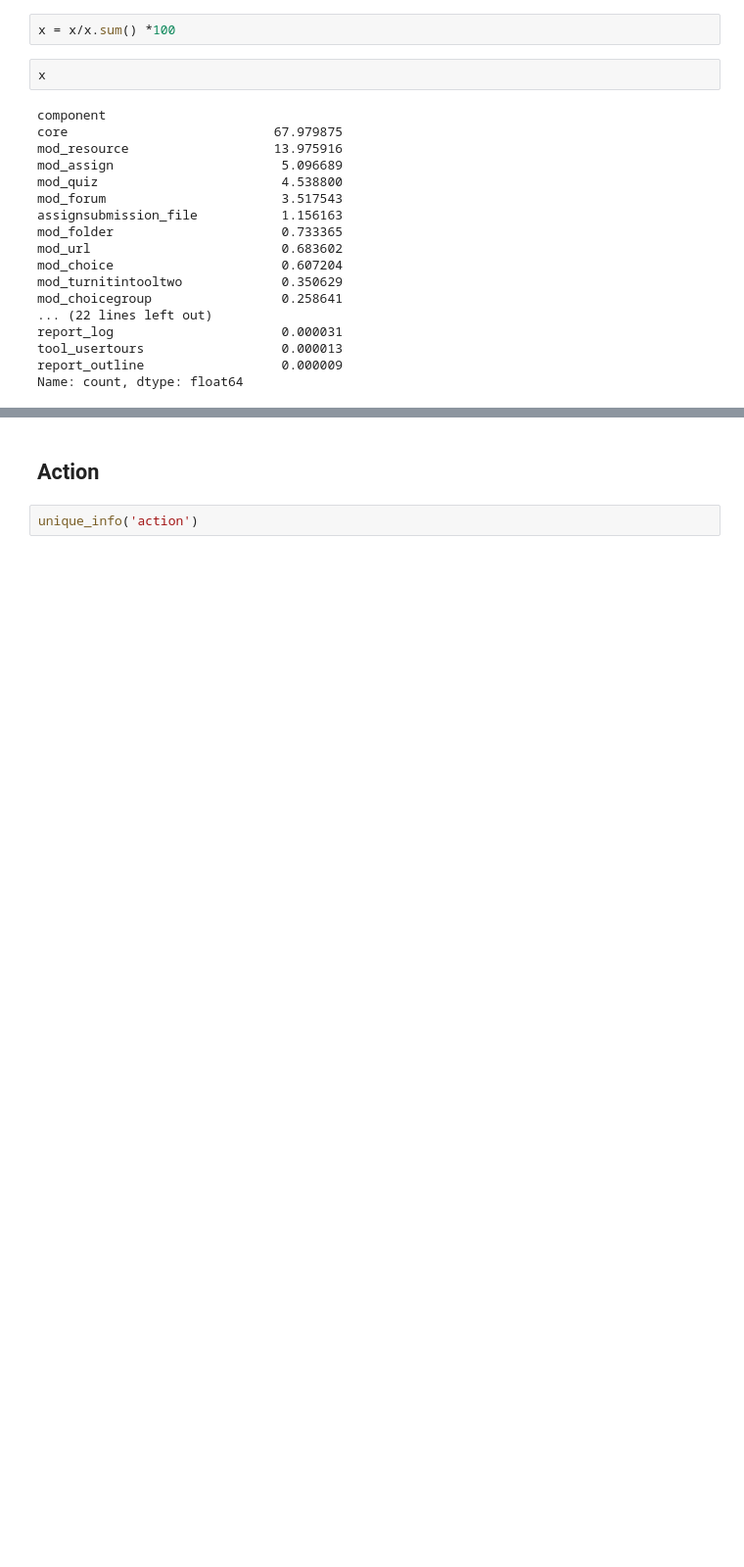
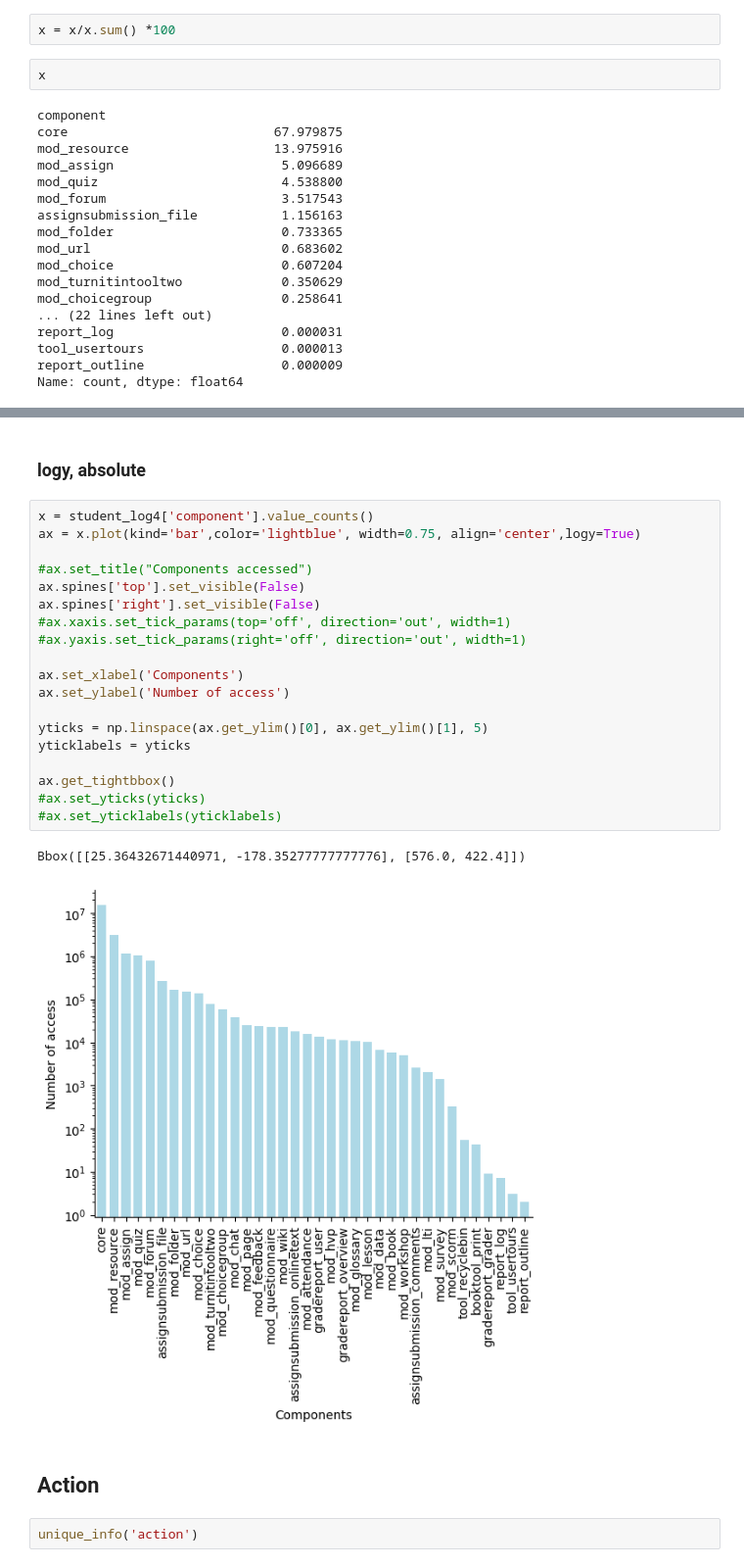
Before and after one commit to avetroque/Spectrum_data, a Jupyter notebook: publish_data_prepare.ipynb, the cells around one changed output, grey strips where cells are left out. Shown at 98% size. Saved outputs shown, nothing was run; the diff lists cells and outputs as text; blank space fills up the shorter version.

```diff
--- a/publish_data_prepare.ipynb
+++ b/publish_data_prepare.ipynb
@@ -560,3 +579,27 @@ Bbox([[33.09722222222221, -178.35277777777776], [576.0, 422.4]])
+# %% [markdown]
+### logy, absolute
+# %%
+x = student_log4['component'].value_counts()
+ax = x.plot(kind='bar',color='lightblue', width=0.75, align='center',logy=True)
+
+#ax.set_title("Components accessed")
+ax.spines['top'].set_visible(False)
+ax.spines['right'].set_visible(False)
+#ax.xaxis.set_tick_params(top='off', direction='out', width=1)
+#ax.yaxis.set_tick_params(right='off', direction='out', width=1)
+
+ax.set_xlabel('Components')
+ax.set_ylabel('Number of access')
+
+yticks = np.linspace(ax.get_ylim()[0], ax.get_ylim()[1], 5)
+yticklabels = yticks
+
+ax.get_tightbbox()
+#ax.set_yticks(yticks)
+#ax.set_yticklabels(yticklabels)
+# %% [output]
+Bbox([[25.36432671440971, -178.35277777777776], [576.0, 422.4]])
+[figure, added]
 # %% [markdown]
 ## Action
 # %%
```
Also changed, not shown: parts of 13 cells of this notebook.
